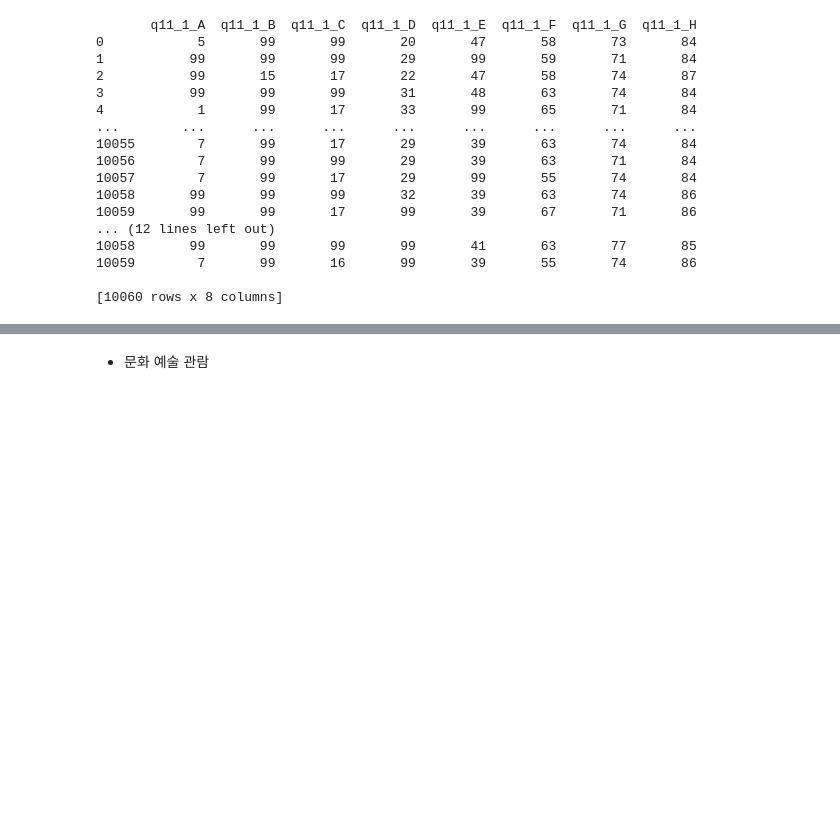
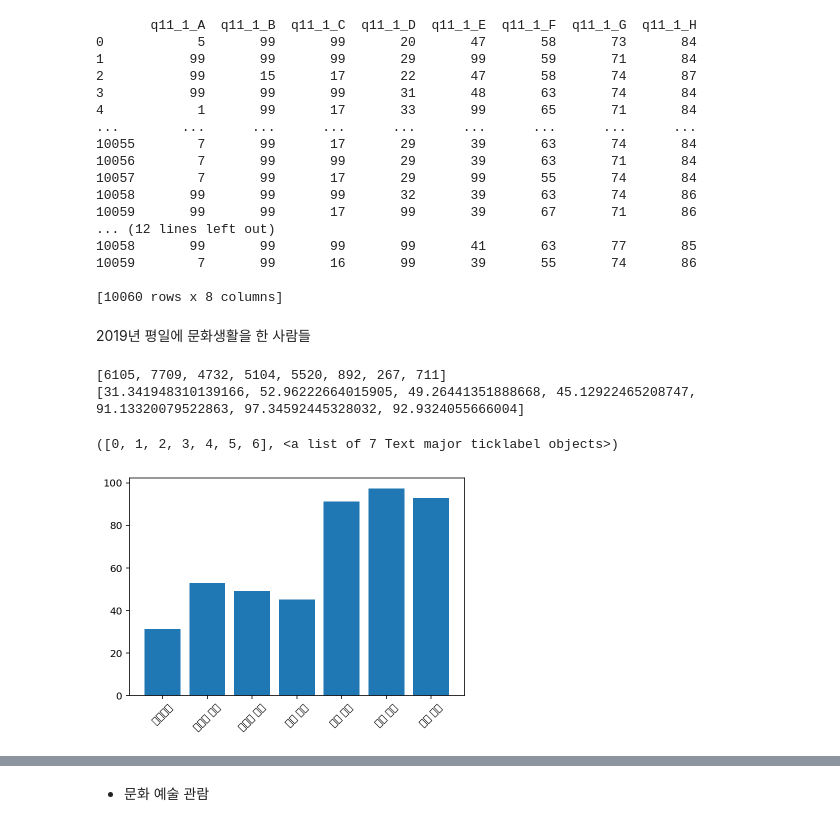
Before and after one commit to ansehoon1999/MG-DataAnaylsis, a Jupyter notebook: 세훈/DataAnalysis_7_25_1.ipynb, the cells around one changed output, grey strips where cells are left out. Saved outputs shown, nothing was run; the diff lists cells and outputs as text; code cells hidden in the pictures; blank space fills up the shorter version.

```diff
--- a/세훈/DataAnalysis_7_25_1.ipynb
+++ b/세훈/DataAnalysis_7_25_1.ipynb
@@ -425,12 +425,35 @@ print(df_weekday_hope)
 10059        7       99       16       99       39       55       74       86
 
 [10060 rows x 8 columns]
-# %%
-
-
-for i in range(len(df_weekday)) :
-  for j i
-
-df_weekday
-
-df_weekday_hope
+# %%
+title = ['문화예술', '스포츠 관람', '스포츠 참여', '관광 활동', '취미 활동', '휴식 활동', '사회 활동']
+# %% [markdown]
+2019년 평일에 문화생활을 한 사람들
+# %%
+count_2019 = []
+count_2019_tmp  = [0] * 8
+for i in range(len(df_weekday)) :
+  for j in range(8) :
+    if df_weekday.iloc[i, j] == 99 :
+      count_2019_tmp[j] = count_2019_tmp[j] + 1
+
+print(count_2019_tmp)
+
+for i in range(1,8) :
+  if i == 1 :
+    count_2019.append(int(len(df_weekday) - ((count_2019_tmp[i] + count_2019_tmp[i-1])/2)))
+  else :
+    count_2019.append(len(df_weekday)- count_2019_tmp[i])
+
+for i in range(len(count_2019)) :
+  count_2019[i] = (count_2019[i] / len(df_weekday)) * 100
+
+print(count_2019)
+
+plt.bar(title, count_2019)
+plt.xticks(rotation=45)
+# %% [output]
+[6105, 7709, 4732, 5104, 5520, 892, 267, 711]
+[31.341948310139166, 52.96222664015905, 49.26441351888668, 45.12922465208747, 91.13320079522863, 97.34592445328032, 92.9324055666004]
+([0, 1, 2, 3, 4, 5, 6], <a list of 7 Text major ticklabel objects>)
+[figure, added]
```
Also changed, not shown: parts of 24 cells of this notebook.
